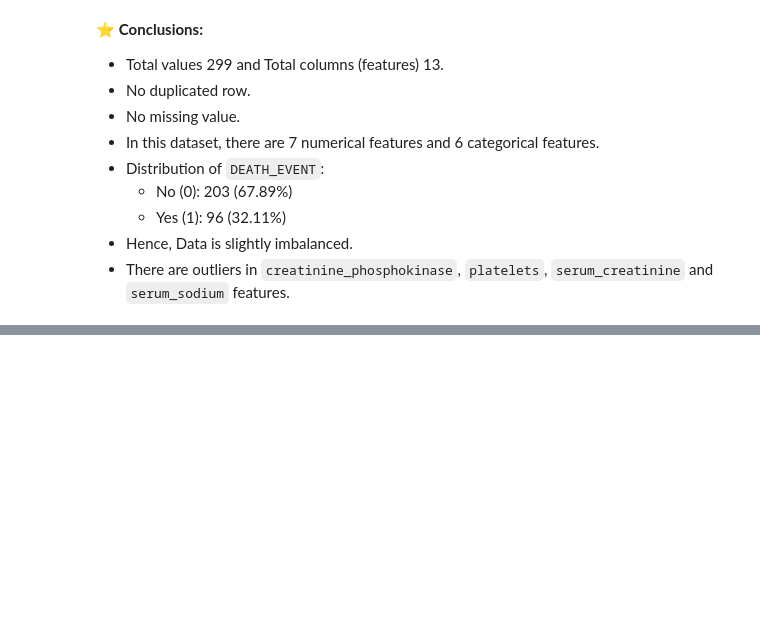
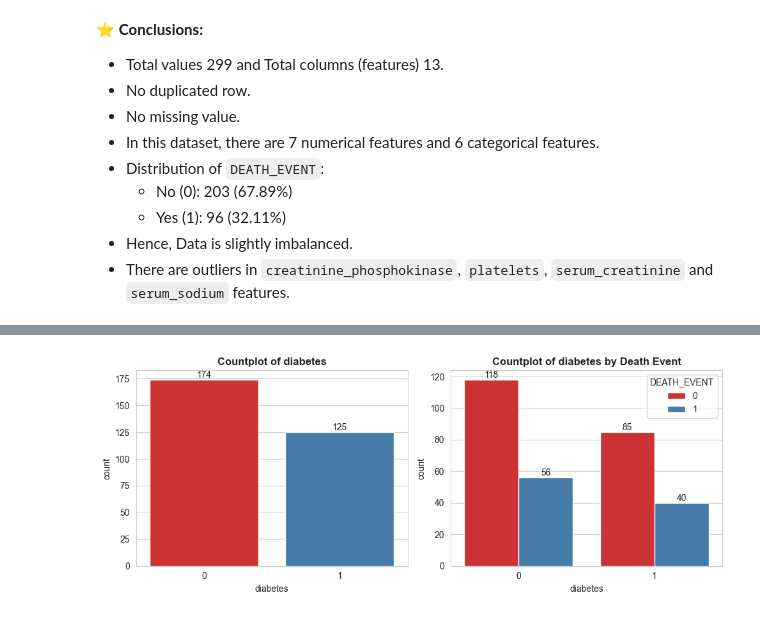
Before and after one commit to mohammadkhorshed/DS-ML-Assignments, a Jupyter notebook: assignment_08.ipynb, the cells around one changed output, grey strips where cells are left out. Cells and saved outputs as stored; diff of their text form; code cells hidden in the pictures; blank space fills up the shorter version.

```diff
--- a/assignment_08.ipynb
+++ b/assignment_08.ipynb
@@ -261,0 +324,6 @@ Index(['age', 'creatinine_phosphokinase', 'ejection_fraction', 'platelets',
+# %%
+# Countplot of Diabetes
+
+catplots('diabetes', 'Set1')
+# %% [output]
+[figure, added]
```
Also changed, not shown: parts of 9 cells of this notebook.
